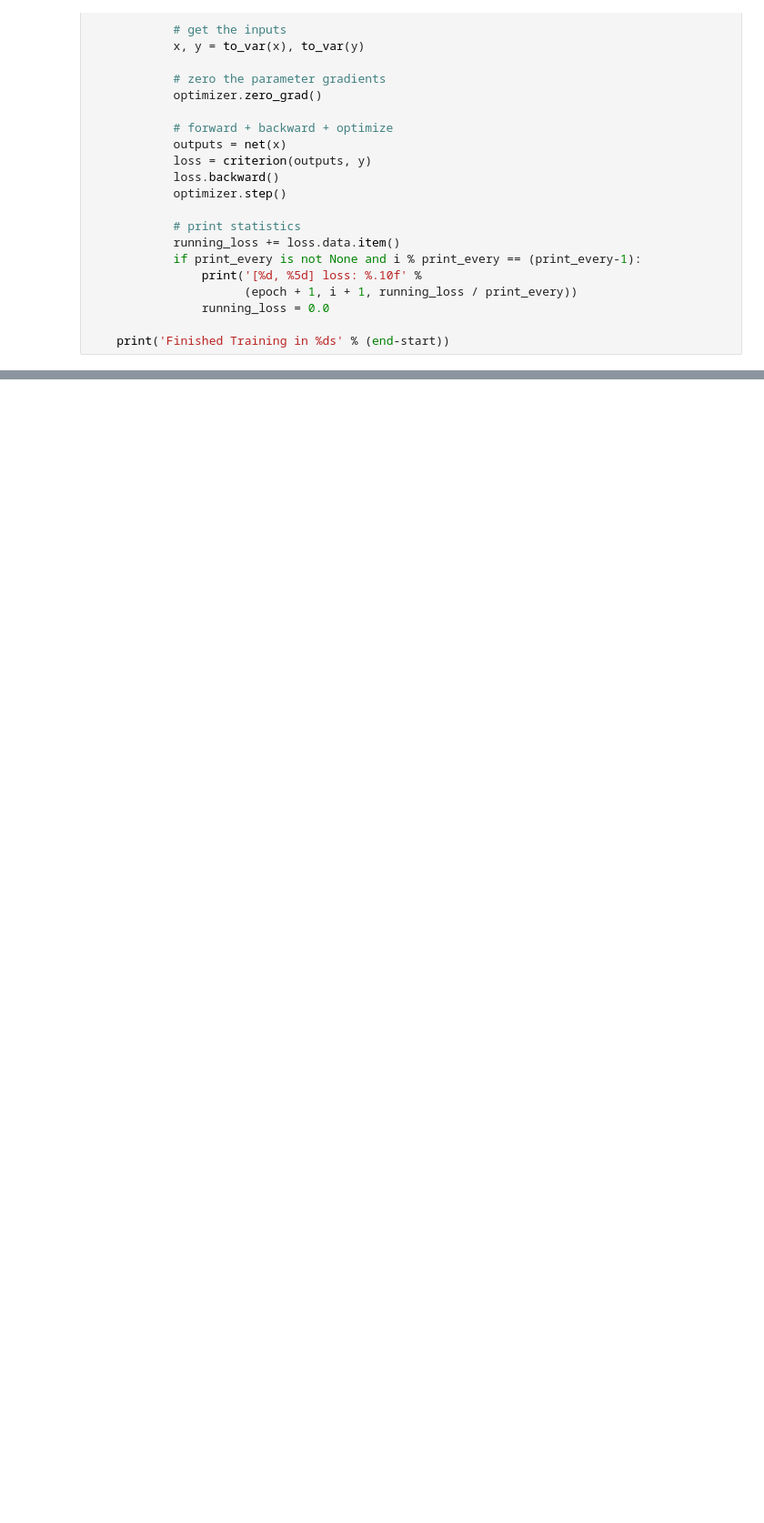
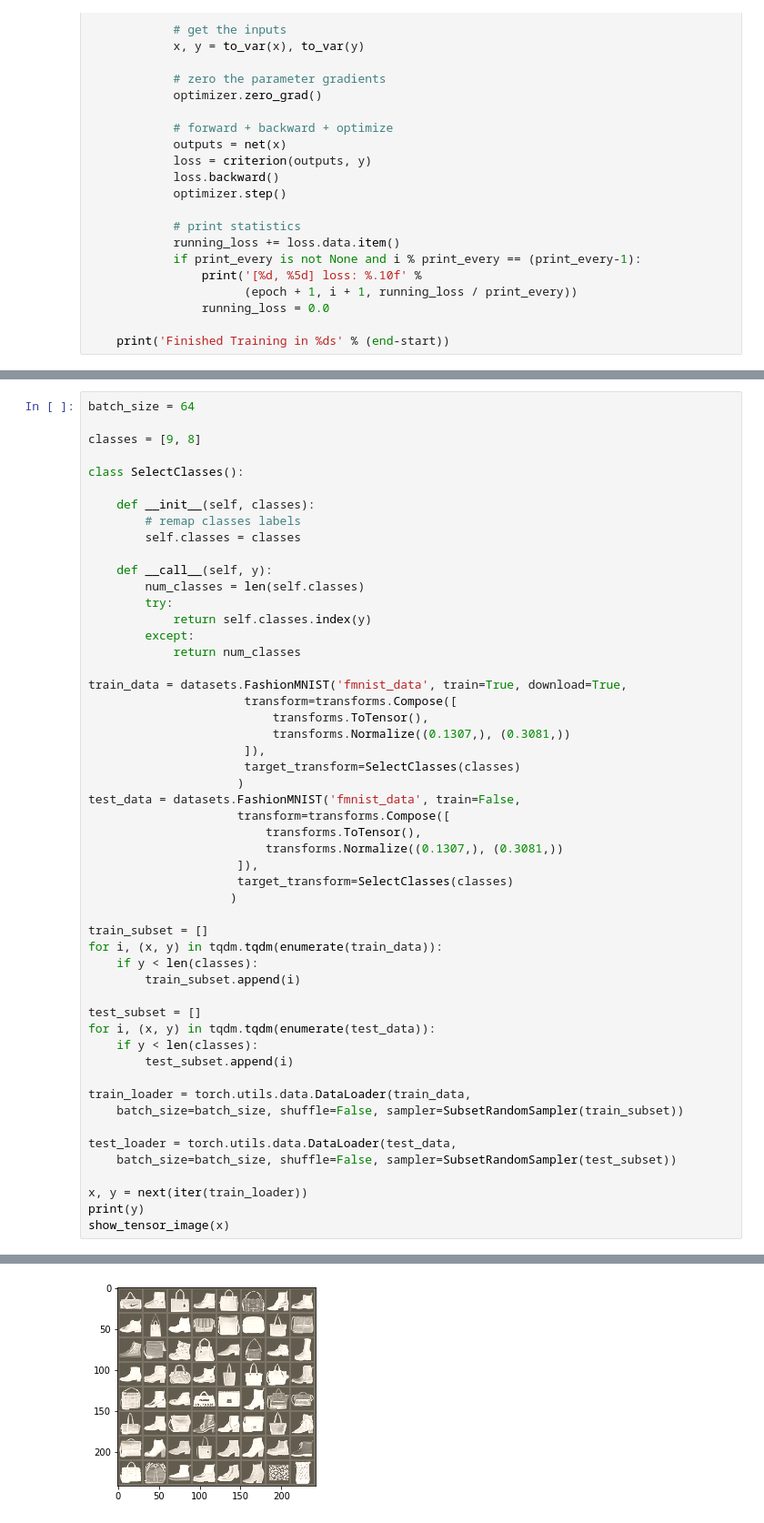
Before and after one commit to nathanwang000/OpenboxEYE, a Jupyter notebook: OpenBoxCNN.ipynb, the cells around one changed output, grey strips where cells are left out. Shown: that part at 91% size. Drawn from its saved outputs; the diff is of its cells as text; blank space fills up the shorter version.

```diff
--- a/OpenBoxCNN.ipynb
+++ b/OpenBoxCNN.ipynb
@@ -96,0 +264,53 @@ min: 0.000000, mean: 0.000000, max: 0.000000
+# %%
+batch_size = 64
+
+classes = [9, 8]
+
+class SelectClasses():
+
+    def __init__(self, classes):
+        # remap classes labels
+        self.classes = classes
+
+    def __call__(self, y):
+        num_classes = len(self.classes)
+        try:
+            return self.classes.index(y)
+        except:
+            return num_classes
+
+train_data = datasets.FashionMNIST('fmnist_data', train=True, download=True,
+                      transform=transforms.Compose([
+                          transforms.ToTensor(),
+                          transforms.Normalize((0.1307,), (0.3081,))
+                      ]),
+                      target_transform=SelectClasses(classes)
+                     )
+test_data = datasets.FashionMNIST('fmnist_data', train=False,
+                     transform=transforms.Compose([
+                         transforms.ToTensor(),
+                         transforms.Normalize((0.1307,), (0.3081,))
+                     ]),
+                     target_transform=SelectClasses(classes)
+                    )
+
+train_subset = []
+for i, (x, y) in tqdm.tqdm(enumerate(train_data)):
+    if y < len(classes):
+        train_subset.append(i)
+
+test_subset = []
+for i, (x, y) in tqdm.tqdm(enumerate(test_data)):
+    if y < len(classes):
+        test_subset.append(i)
+
+train_loader = torch.utils.data.DataLoader(train_data,
+    batch_size=batch_size, shuffle=False, sampler=SubsetRandomSampler(train_subset))
+
+test_loader = torch.utils.data.DataLoader(test_data,
+    batch_size=batch_size, shuffle=False, sampler=SubsetRandomSampler(test_subset))
+
+x, y = next(iter(train_loader))
+print(y)
+show_tensor_image(x)
+# %% [output]
@@ -96,0 +320 @@ min: 0.000000, mean: 0.000000, max: 0.000000
+[figure, added]
```
Also changed, not shown: parts of 19 cells of this notebook, 1 other file.
